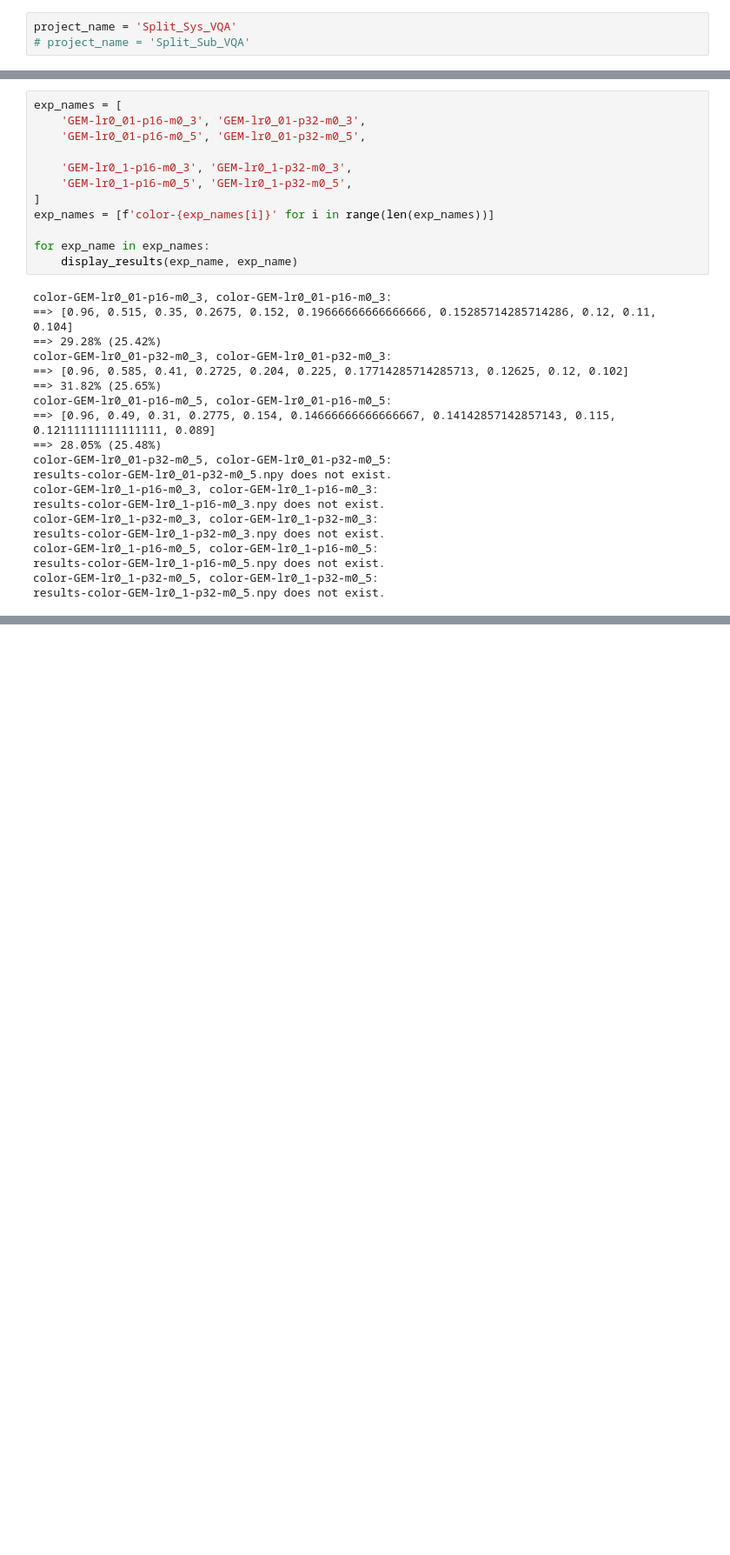
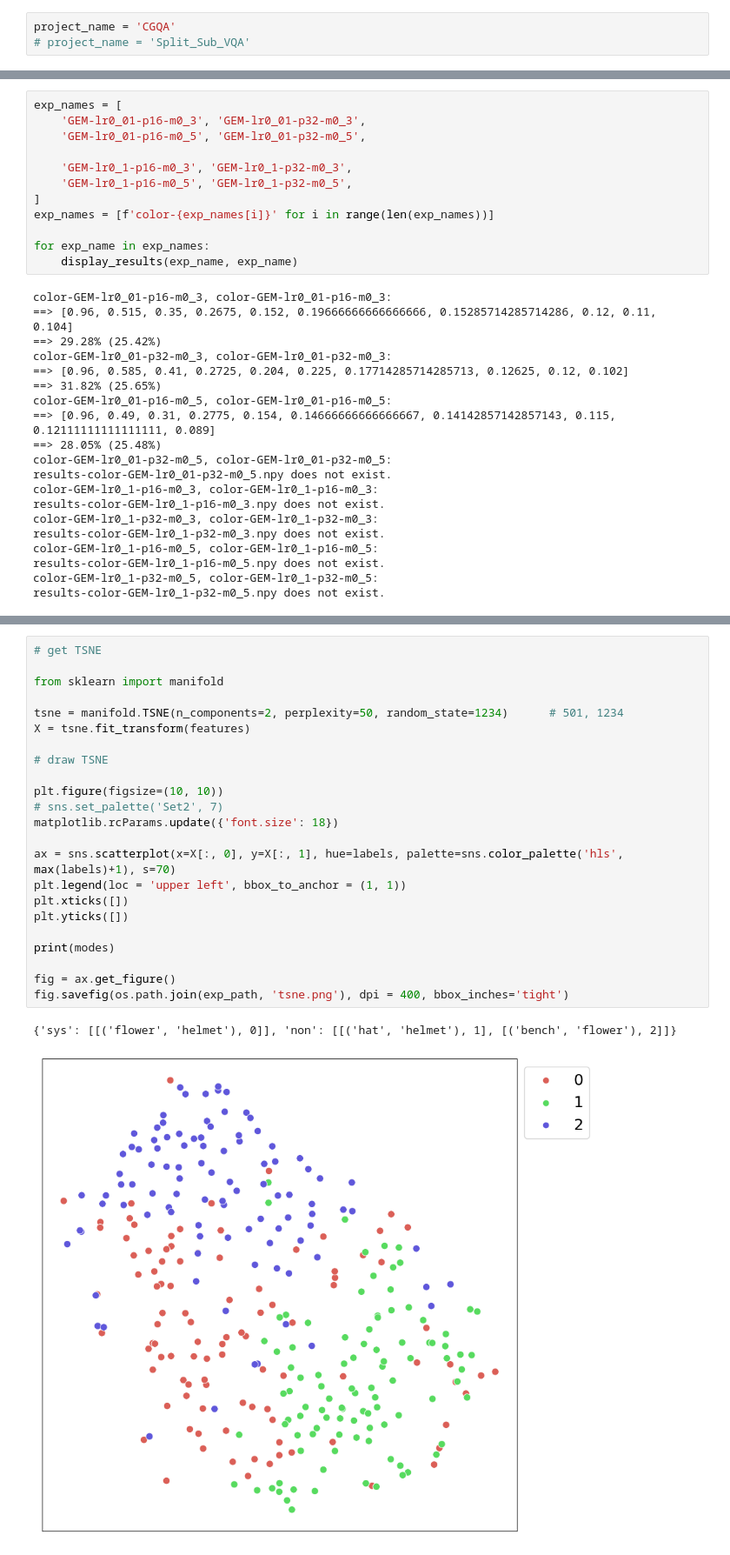
Before and after one commit to liaoweiduo/continual-learning-baselines, a Jupyter notebook: experiments/visualization.ipynb, the cells around one changed output, grey strips where cells are left out. Shown at 87% size. Drawn from its saved outputs; the diff is of its cells as text; blank space fills up the shorter version.

```diff
--- a/experiments/visualization.ipynb
+++ b/experiments/visualization.ipynb
@@ -10,5 +16,5 @@ import plotly.graph_objs as go
 # %%
-project_name = 'Split_Sys_VQA'
+project_name = 'CGQA'
 # project_name = 'Split_Sub_VQA'
 # %% [markdown]
 # Show Continual Training Results
@@ -216,0 +627,26 @@ results-color-GEM-lr0_1-p32-m0_5.npy does not exist.
+# %%
+# get TSNE
+
+from sklearn import manifold
+
+tsne = manifold.TSNE(n_components=2, perplexity=50, random_state=1234)      # 501, 1234
+X = tsne.fit_transform(features)
+
+# draw TSNE
+
+plt.figure(figsize=(10, 10))
+# sns.set_palette('Set2', 7)
+matplotlib.rcParams.update({'font.size': 18})
+
+ax = sns.scatterplot(x=X[:, 0], y=X[:, 1], hue=labels, palette=sns.color_palette('hls', max(labels)+1), s=70)
+plt.legend(loc = 'upper left', bbox_to_anchor = (1, 1))
+plt.xticks([])
+plt.yticks([])
+
+print(modes)
+
+fig = ax.get_figure()
+fig.savefig(os.path.join(exp_path, 'tsne.png'), dpi = 400, bbox_inches='tight')
+# %% [output]
+{'sys': [[('flower', 'helmet'), 0]], 'non': [[('hat', 'helmet'), 1], [('bench', 'flower'), 2]]}
+[figure, added]
```
Also changed, not shown: parts of 13 cells of this notebook, 13 other files.
